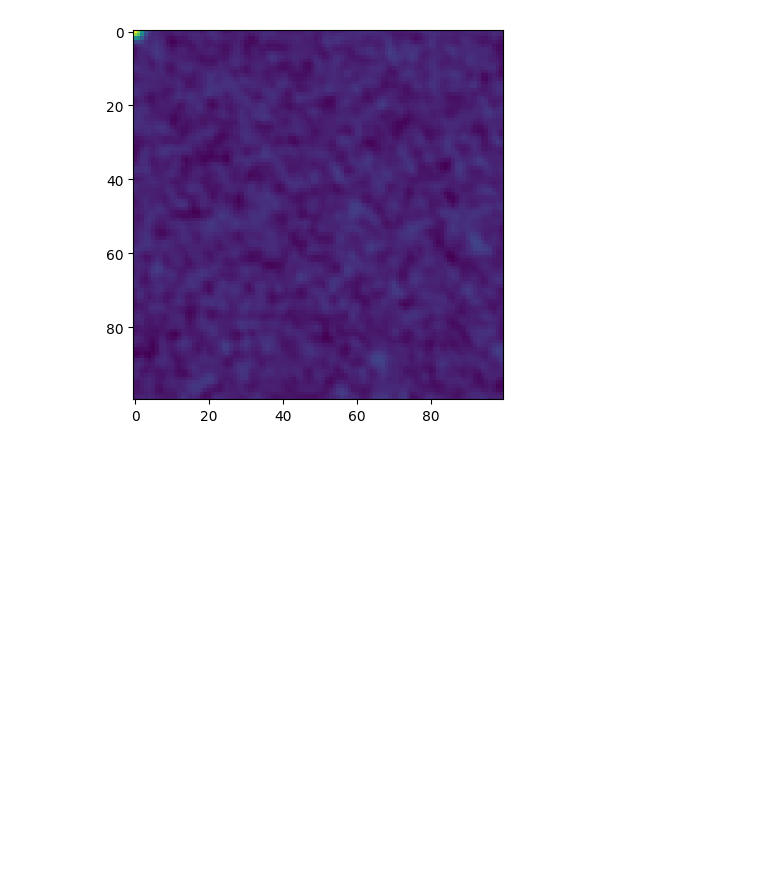
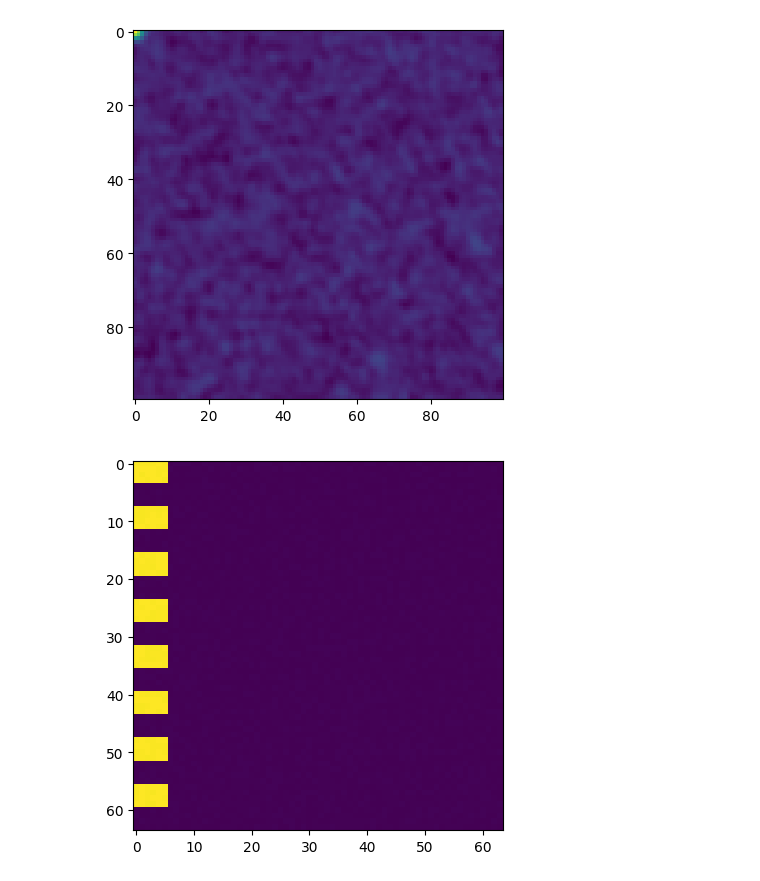
Before and after one commit to obdn27/torchfluidsim, a Jupyter notebook: scripts/solver_test.ipynb, the cells around one changed output. Cells and saved outputs as stored; diff of their text form; code cells hidden in the pictures; blank space fills up the shorter version.

Commit message:
Added non-functional streamlines

```diff
--- a/scripts/solver_test.ipynb
+++ b/scripts/solver_test.ipynb
@@ -169,3 +169,28 @@ plt.imshow(result)
 plt.show()
 # %% [output]
 [figure]
+# %%
+H, W = 64, 64
+
+density = torch.rand(H, W)
+density *= 0.01
+
+Y, X = torch.meshgrid(
+    torch.arange(H),
+    torch.arange(W),
+    indexing='ij',
+)
+
+streamline_spacing = 8
+streamline_thickness = 4
+
+spacing = H / 2
+
+mask = (torch.floor(Y / streamline_thickness) % int(streamline_spacing / streamline_thickness) == 0) & (X < 6)
+
+density += mask
+
+plt.imshow(density)
+plt.show()
+# %% [output]
+[figure, added]
```
Also changed, not shown: parts of 1 cell of this notebook, 6 other files.
